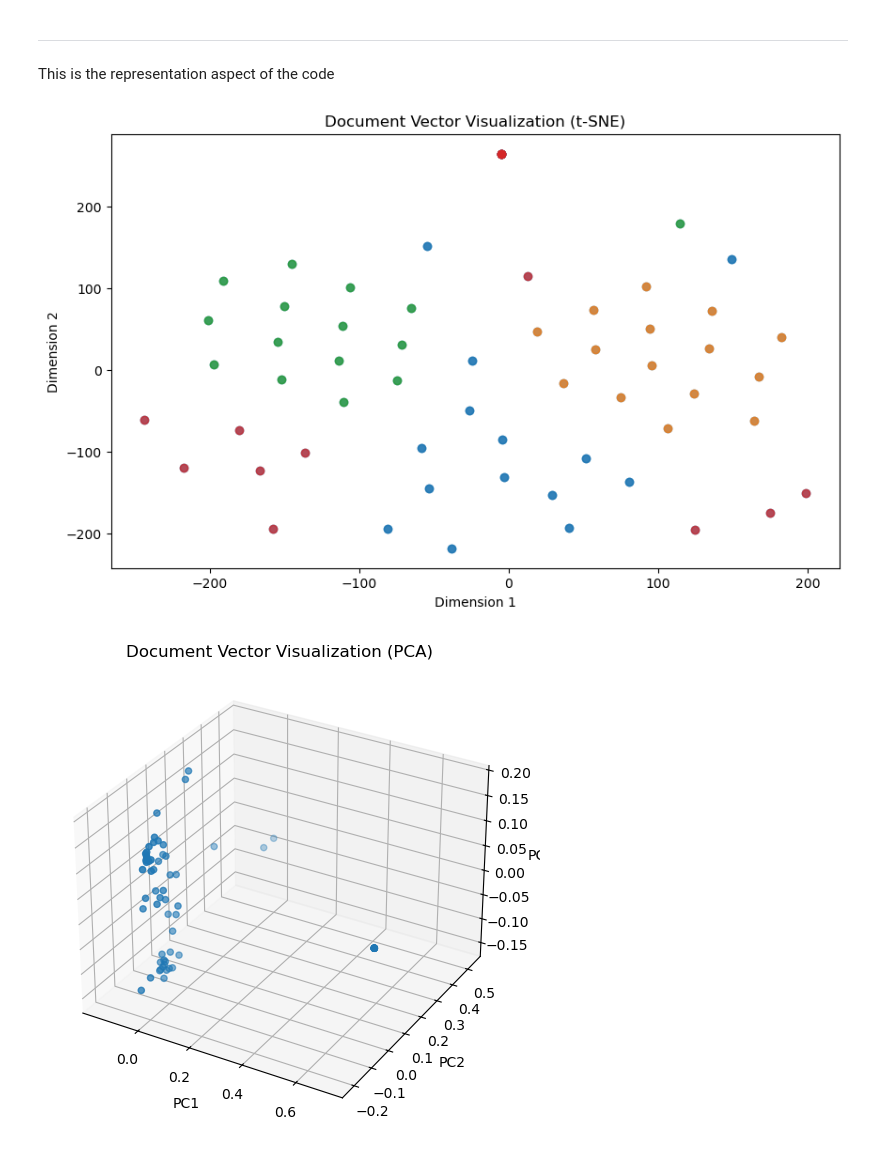
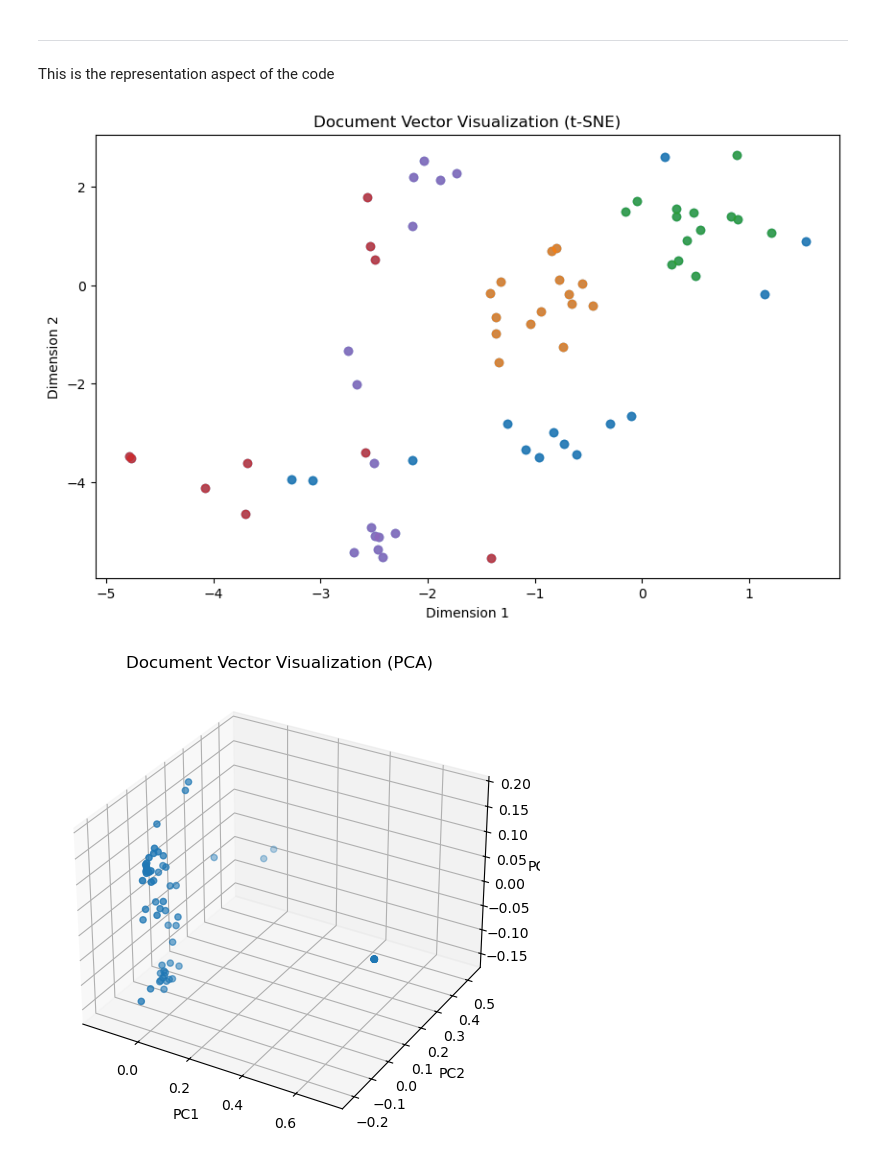
Before and after one commit to pablodevicente/RI_2-Product_Catalog_Classifier, a Jupyter notebook: 01-code/aux_vsm.ipynb, the cells around one changed output. Saved outputs shown, nothing was run; the diff lists cells and outputs as text; code cells hidden in the pictures.

```diff
--- a/01-code/aux_vsm.ipynb
+++ b/01-code/aux_vsm.ipynb
@@ -155,38 +155,38 @@ import pickle
 import os
 
 # Load document_vectors from a file
-with open("../02-data/03-VSM/01-Word2Vec/word2vec-demo-v2.pkl", "rb") as f:
+with open("../02-data/03-VSM/01-Word2Vec/fasttext-5.pkl", "rb") as f:
     document_vectors = pickle.load(f)
 
 if len(document_vectors) == 0:
     raise ValueError("No document vectors available for t-SNE visualization.")
 
 # Extract document vectors
 doc_paths = list(document_vectors.keys())  # File paths as labels
 doc_vectors = np.array(list(document_vectors.values()))  # Convert dict to array
 
 # Reduce to 2D using t-SNE
 tsne = TSNE(n_components=2, perplexity=min(30, len(doc_vectors) - 1), random_state=42)
 doc_vectors_2d = tsne.fit_transform(doc_vectors)
 
 # Plot the reduced vectors
 plt.figure(figsize=(10, 6))
 plt.scatter(doc_vectors_2d[:, 0], doc_vectors_2d[:, 1], alpha=0.7)
 
 for i, path in enumerate(doc_paths):
     color = get_category_color(path)  # Get color based on path
     plt.scatter(doc_vectors_2d[i, 0], doc_vectors_2d[i, 1], color=color, alpha=0.7)
 
     #if i % 5 == 0:  # Label every 5th document for readability
         #plt.annotate(os.path.basename(path), (doc_vectors_2d[i, 0], doc_vectors_2d[i, 1]))
 
 
 plt.title("Document Vector Visualization (t-SNE)")
 plt.xlabel("Dimension 1")
 plt.ylabel("Dimension 2")
 plt.show()
 # %% [output]
-[figure, old version]
+[figure, new version]
 # %%
 from sklearn.decomposition import PCA
 from mpl_toolkits.mplot3d import Axes3D
```
Also changed, not shown: 1 other file.
